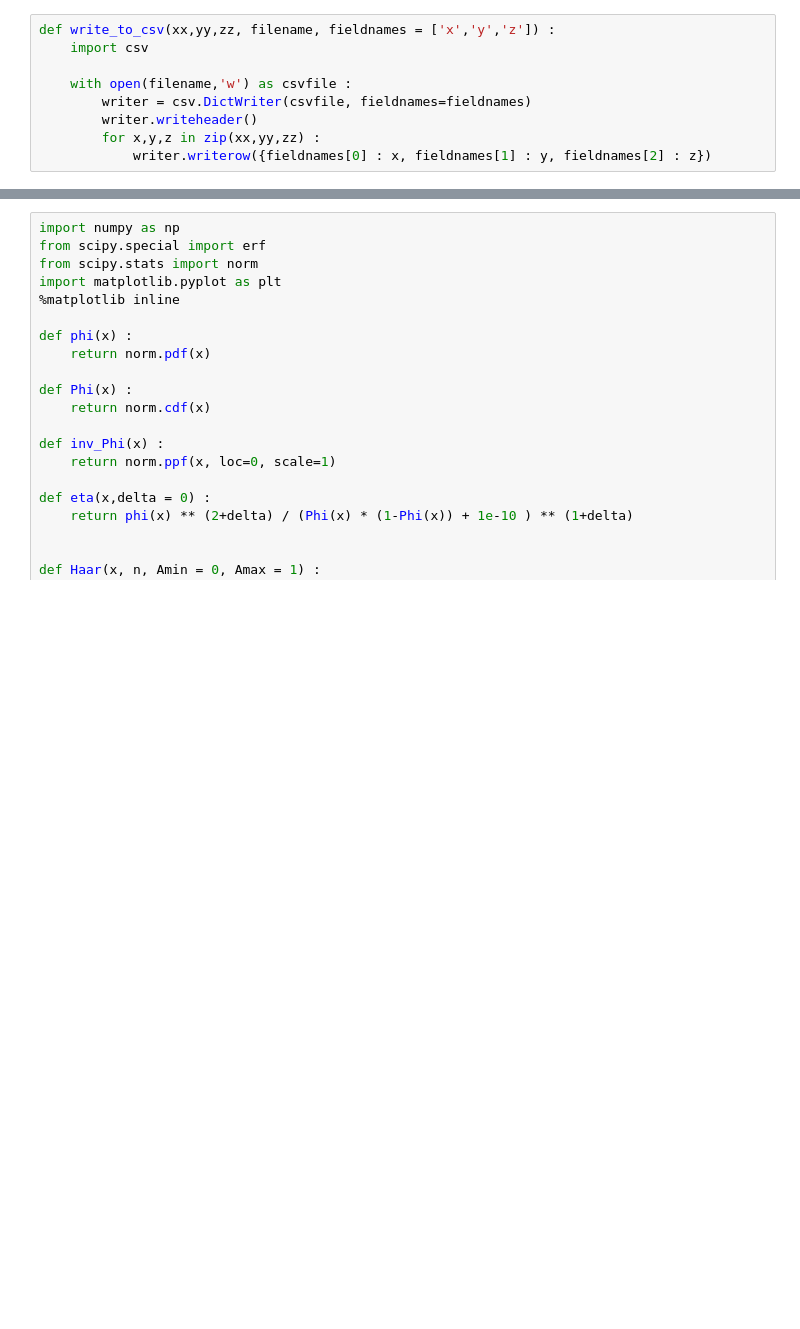
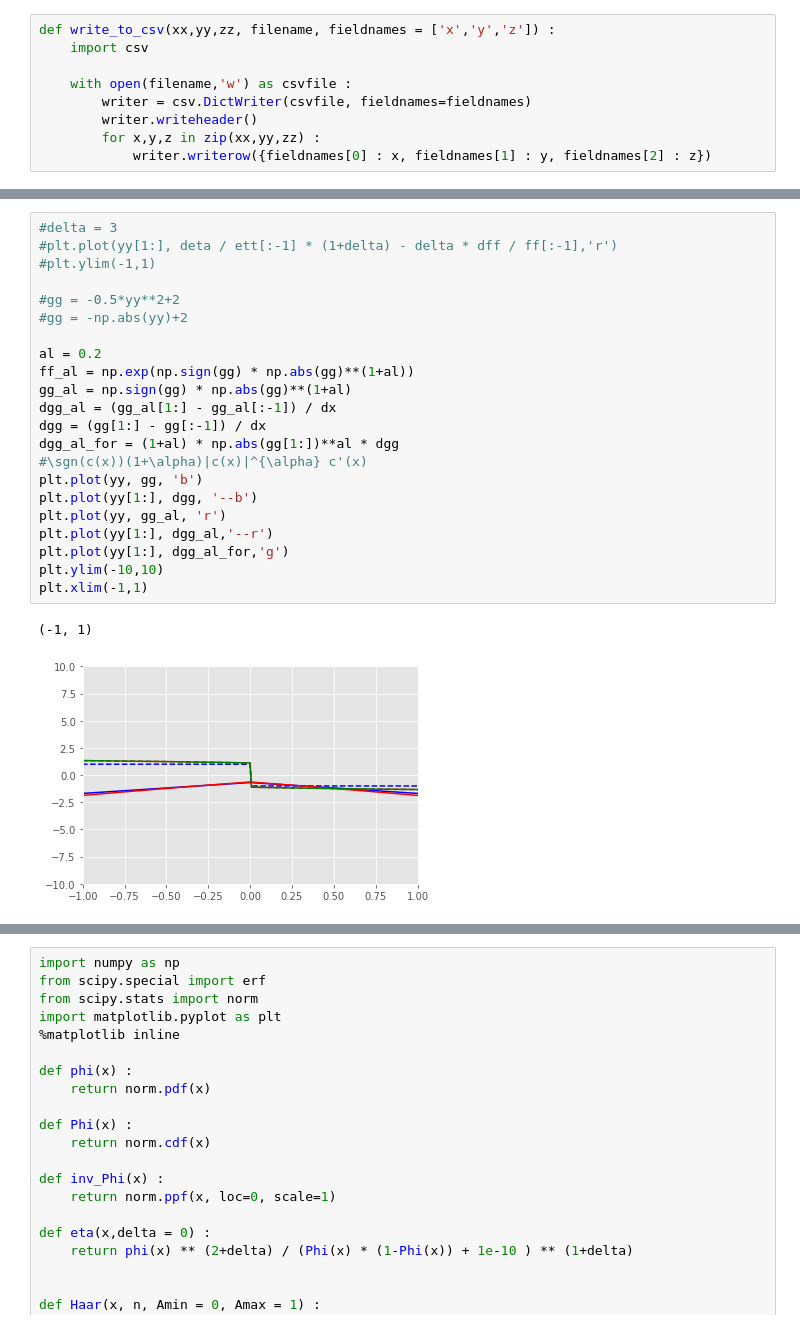
Before and after one commit to alonkipnis/one-bit-mean-estimation, a Jupyter notebook: Code/One_bit_Distributed.ipynb, the cells around one changed output, grey strips where cells are left out. Cells and saved outputs as stored; diff of their text form; blank space fills up the shorter version.

```diff
--- a/Code/One_bit_Distributed.ipynb
+++ b/Code/One_bit_Distributed.ipynb
@@ -119,0 +113,25 @@ plt.show()
+# %%
+#delta = 3
+#plt.plot(yy[1:], deta / ett[:-1] * (1+delta) - delta * dff / ff[:-1],'r')
+#plt.ylim(-1,1)
+
+#gg = -0.5*yy**2+2
+#gg = -np.abs(yy)+2
+
+al = 0.2
+ff_al = np.exp(np.sign(gg) * np.abs(gg)**(1+al))
+gg_al = np.sign(gg) * np.abs(gg)**(1+al)
+dgg_al = (gg_al[1:] - gg_al[:-1]) / dx
+dgg = (gg[1:] - gg[:-1]) / dx
+dgg_al_for = (1+al) * np.abs(gg[1:])**al * dgg
+#\sgn(c(x))(1+\alpha)|c(x)|^{\alpha} c'(x)
+plt.plot(yy, gg, 'b')
+plt.plot(yy[1:], dgg, '--b')
+plt.plot(yy, gg_al, 'r')
+plt.plot(yy[1:], dgg_al,'--r')
+plt.plot(yy[1:], dgg_al_for,'g')
+plt.ylim(-10,10)
+plt.xlim(-1,1)
+# %% [output]
+(-1, 1)
+[figure, added]
```
Also changed, not shown: parts of 8 cells of this notebook, 3 other files.
